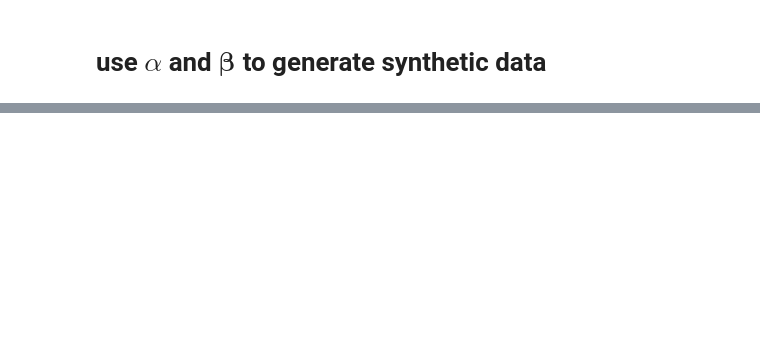
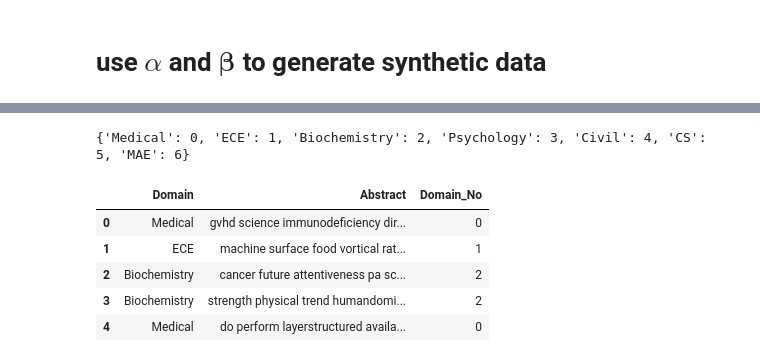
Before and after one commit to clarissaache/DocumentClassifier, a Jupyter notebook: lda.ipynb, the cells around one changed output, grey strips where cells are left out. Drawn from its saved outputs; the diff is of its cells as text; code cells hidden in the pictures; blank space fills up the shorter version.

```diff
--- a/lda.ipynb
+++ b/lda.ipynb
@@ -644,0 +562,16 @@ synthetic_df.Abstract = synthetic_df.Abstract.map(lambda a: " ".join(a))
+# %%
+
+mock_data = pd.read_csv("mockdata.csv", engine='python')
+
+topic2num = {topic:i for i,topic in enumerate(mock_data.Domain.unique())}
+print(topic2num)
+mock_data['Domain_No'] = mock_data.Domain.map(topic2num)
+mock_data.head()
+# %% [output]
+{'Medical': 0, 'ECE': 1, 'Biochemistry': 2, 'Psychology': 3, 'Civil': 4, 'CS': 5, 'MAE': 6}
+|  | Domain | Abstract | Domain_No |
+| 0 | Medical | gvhd science immunodeficiency dir... | 0 |
+| 1 | ECE | machine surface food vortical rat... | 1 |
+| 2 | Biochemistry | cancer future attentiveness pa sc... | 2 |
+| 3 | Biochemistry | strength physical trend humandomi... | 2 |
+| 4 | Medical | do perform layerstructured availa... | 0 |
```
Also changed, not shown: parts of 13 cells of this notebook, 1 other file.
